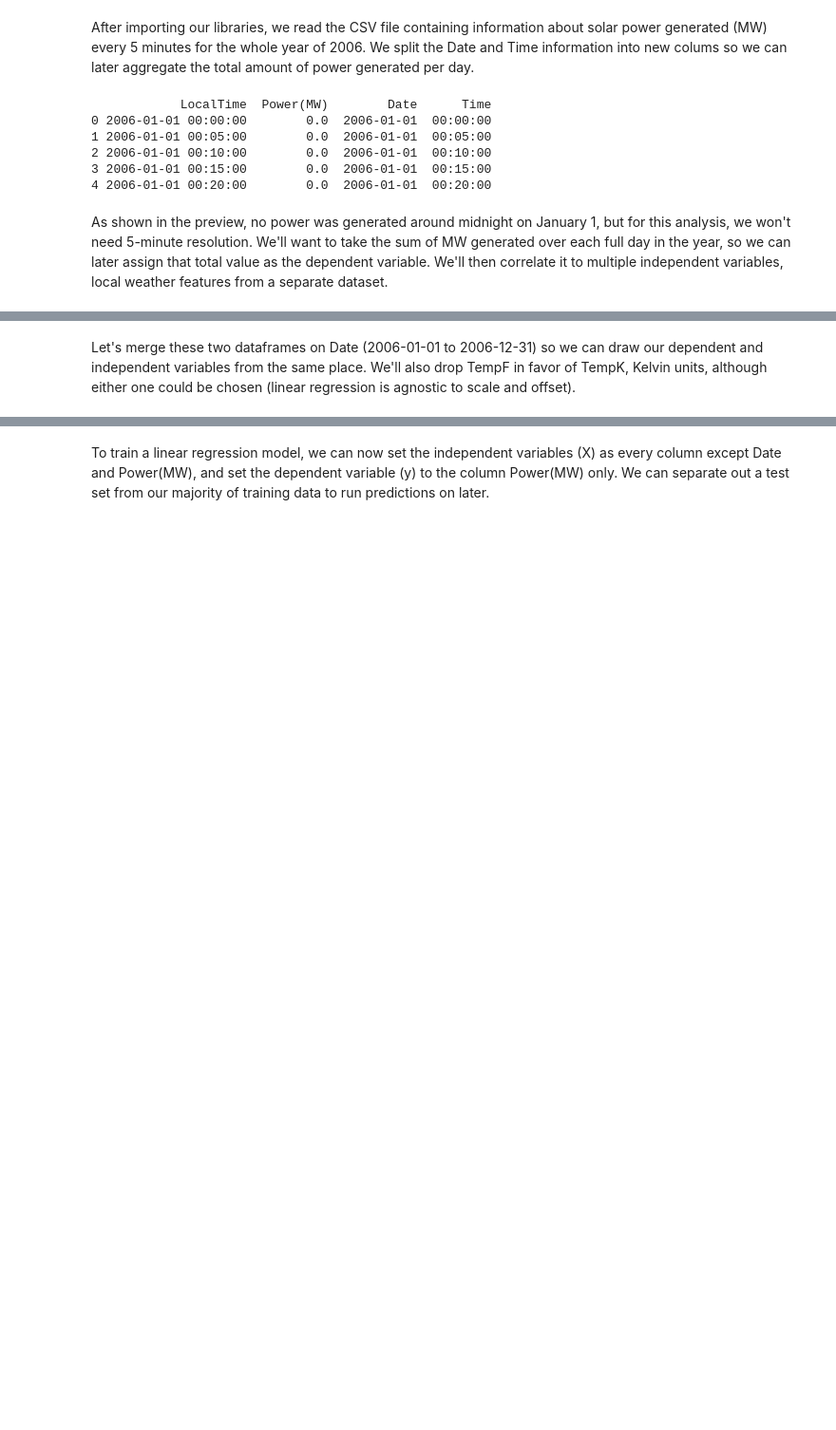
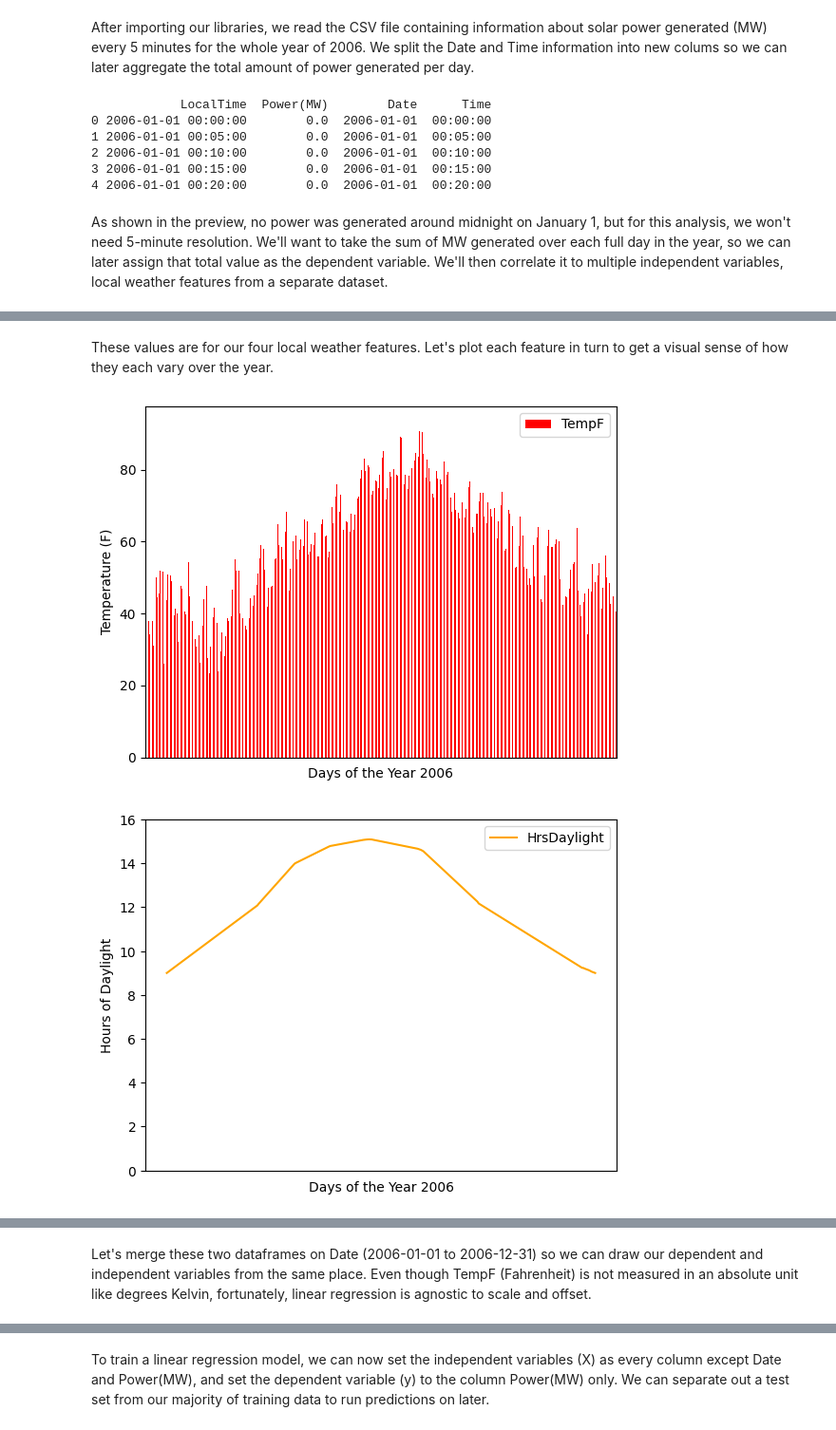
Before and after one commit to Tareq62/solar_panel_model, a Jupyter notebook: solar_regression.ipynb, the cells around one changed output, grey strips where cells are left out. Shown: that part at 95% size. Drawn from its saved outputs; the diff is of its cells as text; code cells hidden in the pictures; blank space fills up the shorter version.

```diff
--- a/solar_regression.ipynb
+++ b/solar_regression.ipynb
@@ -47,0 +48,18 @@ print(features_df.head())
+# %% [markdown]
+These values are for our four local weather features. Let's plot each feature in turn to get a visual sense of how they each vary over the year.
+# %%
+features_df.plot(kind='bar', x='Date', y='TempF', xlabel='Days of the Year 2006', ylabel='Temperature (F)', color='red')
+plt.gca().xaxis.set_major_locator(plt.NullLocator())
+
+features_df.plot(kind='line', x='Date', y='HrsDaylight', xlabel='Days of the Year 2006', ylabel='Hours of Daylight', color='orange')
+plt.ylim(0, 16)
+plt.gca().xaxis.set_major_locator(plt.NullLocator())
+
+features_df.plot(kind='bar', x='Date', y='Humidity', xlabel='Days of the Year 2006', ylabel='Humidity (%)', color='cyan')
+plt.gca().xaxis.set_major_locator(plt.NullLocator())
+
+features_df.plot(kind='bar', x='Date', y='Precipitation', xlabel='Days of the Year 2006', ylabel='Precipitation (mm)')
+plt.gca().xaxis.set_major_locator(plt.NullLocator())
+# %% [output]
+[figure, added]
+[figure, added]
@@ -48,3 +68,3 @@ print(features_df.head())
 # %% [markdown]
-Let's merge these two dataframes on Date (2006-01-01 to 2006-12-31) so we can draw our dependent and independent variables from the same place. We'll also drop TempF in favor of TempK, Kelvin units, although either one could be chosen (linear regression is agnostic to scale and offset).
+Let's merge these two dataframes on Date (2006-01-01 to 2006-12-31) so we can draw our dependent and independent variables from the same place. Even though TempF (Fahrenheit) is not measured in an absolute unit like degrees Kelvin, fortunately, linear regression is agnostic to scale and offset.
 # %%
```
Also changed, not shown: parts of 9 cells of this notebook.
